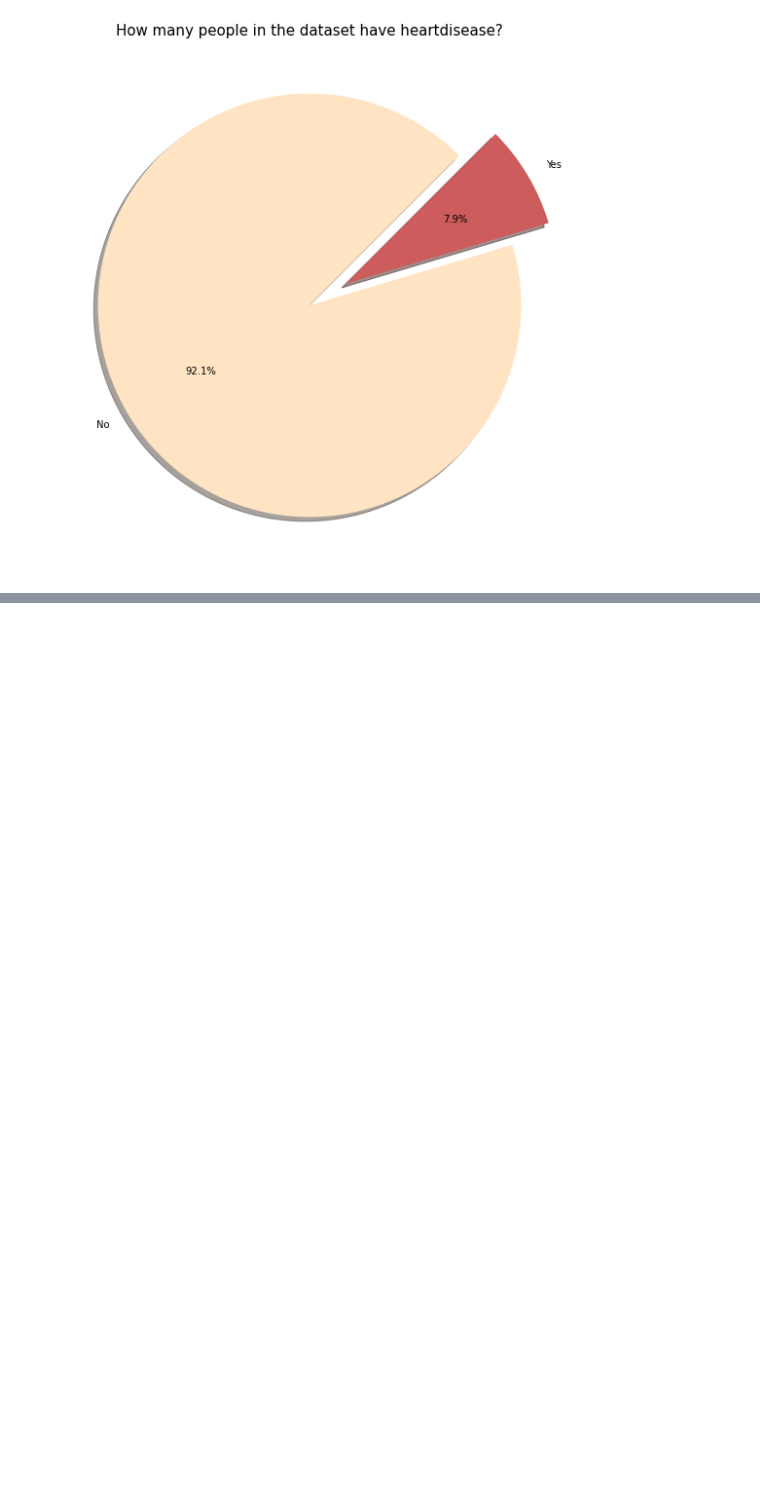
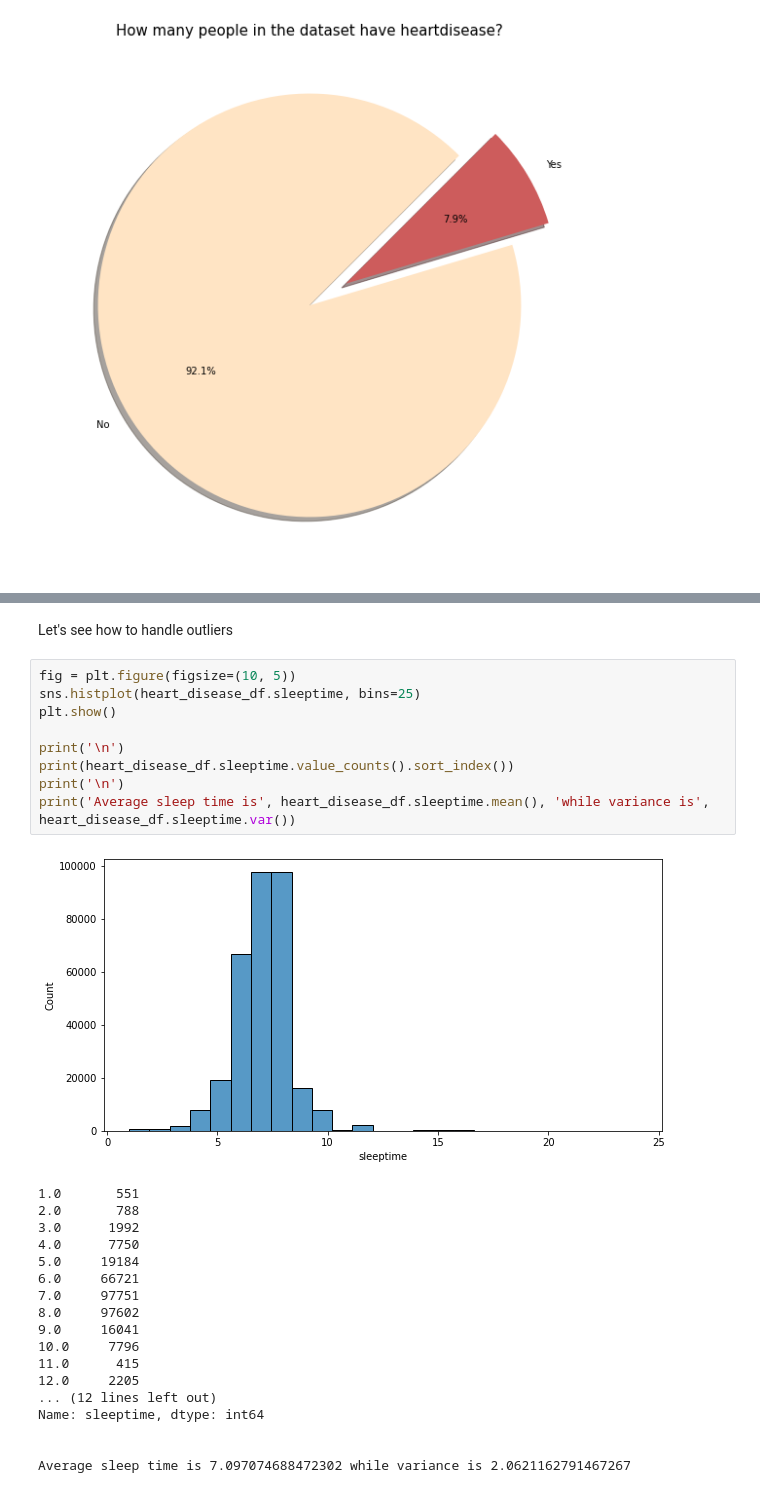
Before and after one commit to michaelfidanza/heart_disease_forecasting, a Jupyter notebook: heart_disease_forecasting.ipynb, the cells around one changed output, grey strips where cells are left out. Saved outputs shown, nothing was run; the diff lists cells and outputs as text; blank space fills up the shorter version.

```diff
--- a/heart_disease_forecasting.ipynb
+++ b/heart_disease_forecasting.ipynb
@@ -228,0 +289,30 @@ plt.show()
+# %% [markdown]
+Let's see how to handle outliers
+# %%
+fig = plt.figure(figsize=(10, 5))
+sns.histplot(heart_disease_df.sleeptime, bins=25)
+plt.show()
+
+print('\n')
+print(heart_disease_df.sleeptime.value_counts().sort_index())
+print('\n')
+print('Average sleep time is', heart_disease_df.sleeptime.mean(), 'while variance is', heart_disease_df.sleeptime.var())
+# %% [output]
+[figure, added]
+1.0       551
+2.0       788
+3.0      1992
+4.0      7750
+5.0     19184
+6.0     66721
+7.0     97751
+8.0     97602
+9.0     16041
+10.0     7796
+11.0      415
+12.0     2205
+... (12 lines left out)
+Name: sleeptime, dtype: int64
+
+
+Average sleep time is 7.097074688472302 while variance is 2.0621162791467267
```
Also changed, not shown: parts of 36 cells of this notebook.
